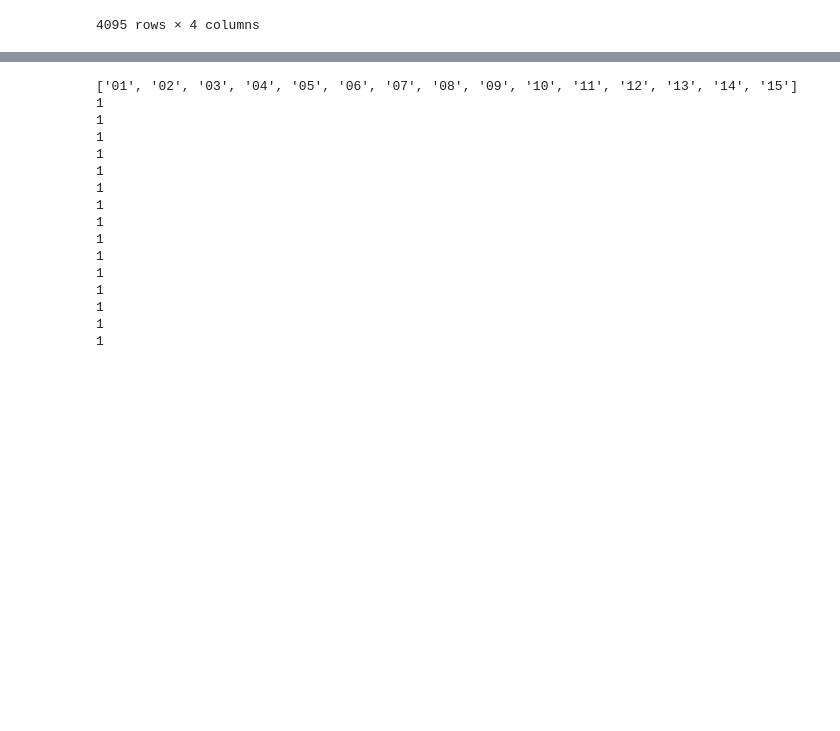
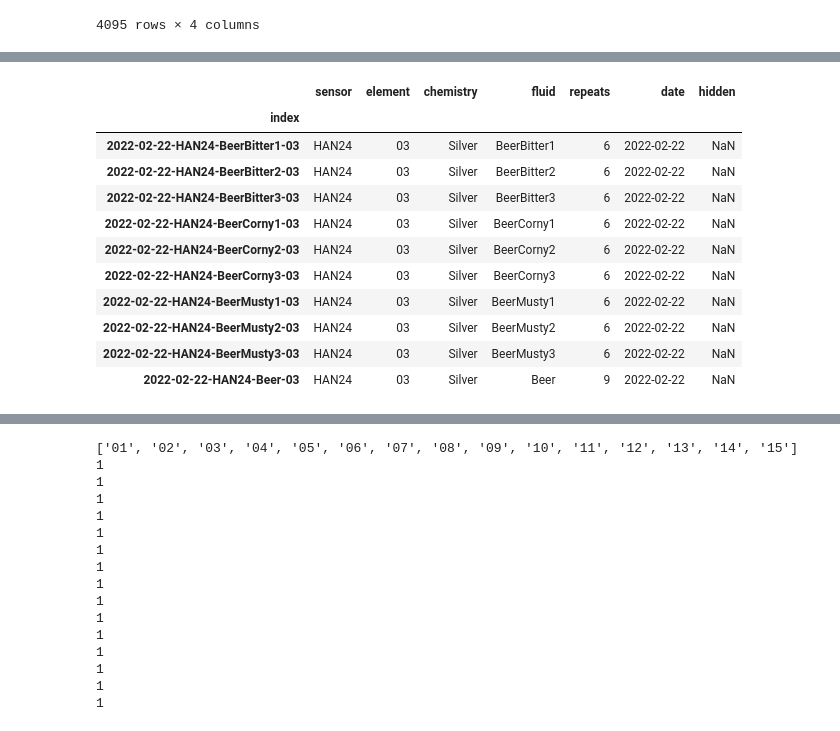
Before and after one commit to calcut/dwt-optical, a Jupyter notebook: csv_import_export.ipynb, the cells around one changed output, grey strips where cells are left out. Drawn from its saved outputs; the diff is of its cells as text; code cells hidden in the pictures; blank space fills up the shorter version.

```diff
--- a/csv_import_export.ipynb
+++ b/csv_import_export.ipynb
@@ -203,0 +191,23 @@ exporting dataframes
+# %%
+import lib.csv_helpers as csv
+import pandas as pd
+
+metapath = './imported/index.txt'
+meta_df = csv.read_metadata(metapath)
+
+# df = csv.select_from_metadata('sensor', 'HAN24', meta_df)
+df = csv.select_from_metadata('element', '03', meta_df)
+df
+# %% [output]
+|  | sensor | element | chemistry | fluid | repeats | date | hidden |
+| index |  |  |  |  |  |  |  |
+| 2022-02-22-HAN24-BeerBitter1-03 | HAN24 | 03 | Silver | BeerBitter1 | 6 | 2022-02-22 | NaN |
+| 2022-02-22-HAN24-BeerBitter2-03 | HAN24 | 03 | Silver | BeerBitter2 | 6 | 2022-02-22 | NaN |
+| 2022-02-22-HAN24-BeerBitter3-03 | HAN24 | 03 | Silver | BeerBitter3 | 6 | 2022-02-22 | NaN |
+| 2022-02-22-HAN24-BeerCorny1-03 | HAN24 | 03 | Silver | BeerCorny1 | 6 | 2022-02-22 | NaN |
+| 2022-02-22-HAN24-BeerCorny2-03 | HAN24 | 03 | Silver | BeerCorny2 | 6 | 2022-02-22 | NaN |
+| 2022-02-22-HAN24-BeerCorny3-03 | HAN24 | 03 | Silver | BeerCorny3 | 6 | 2022-02-22 | NaN |
+| 2022-02-22-HAN24-BeerMusty1-03 | HAN24 | 03 | Silver | BeerMusty1 | 6 | 2022-02-22 | NaN |
+| 2022-02-22-HAN24-BeerMusty2-03 | HAN24 | 03 | Silver | BeerMusty2 | 6 | 2022-02-22 | NaN |
+| 2022-02-22-HAN24-BeerMusty3-03 | HAN24 | 03 | Silver | BeerMusty3 | 6 | 2022-02-22 | NaN |
+| 2022-02-22-HAN24-Beer-03 | HAN24 | 03 | Silver | Beer | 9 | 2022-02-22 | NaN |
```
Also changed, not shown: parts of 25 cells of this notebook, 1 other file.
